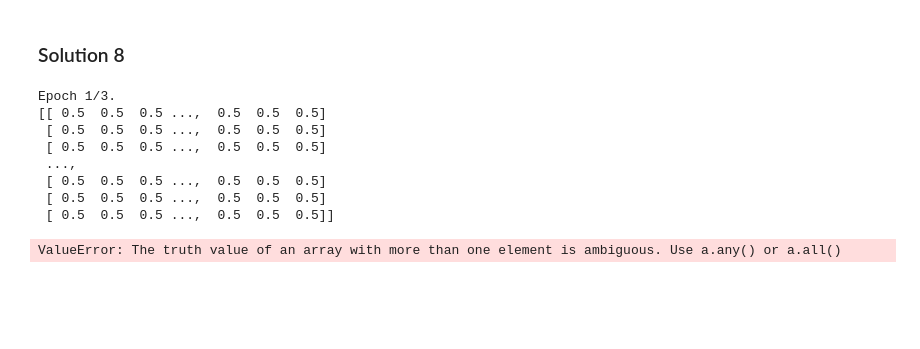
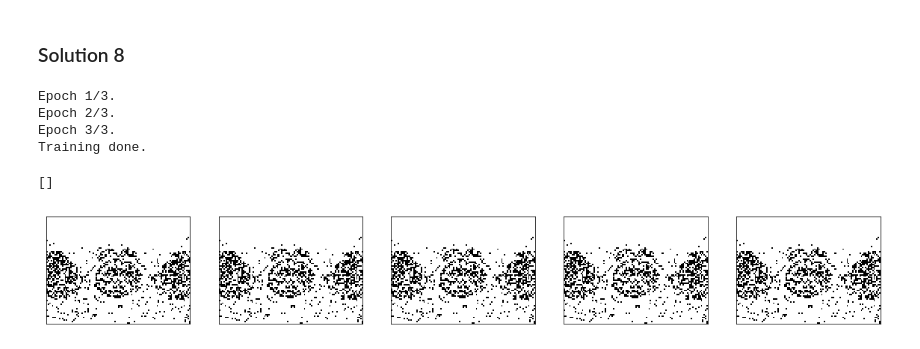
Before and after one commit to aprinsai/NeuralNetworks, a Jupyter notebook: Ex9/Chapter_09_boltzmann.ipynb, the cells around one changed output. Cells and saved outputs as stored; diff of their text form; code cells hidden in the pictures; blank space fills up the shorter version.

Commit message:
Almost done I hope

```diff
--- a/Ex9/Chapter_09_boltzmann.ipynb
+++ b/Ex9/Chapter_09_boltzmann.ipynb
@@ -136,14 +137,22 @@ def gibbs_sampling(w, b, temperature=1.0, n_gibbs=20, n_burnin=10):
     # Initialize first state vector
     X[:,0] = np.random.randint(2, size=n_nodes)
     # Loop over Gibbs samples
-    for n in range(n_gibbs):
+
+    # We skip the first 2 iterations (add 2 to t every it.), so n_gibbs-2.
+    # Then we also want to index the last element, in the decision the index is for X[i,t+1], so the t+1 also makes us subtract 1 more.
+    # Thus, range(n_gibbs-3).
+
+    for t in range(n_gibbs-3):
+        t = t+2
         # Loop over nodes
-        for i in range(len(X[:,n])):
+        for i in range(n_nodes):
             # Compute probability for state 1
-            P = compute_probability(w, X[i,n], b, temperature)
+            p = compute_probability(w[i,:], X[:,t], b[i], temperature)
             # Sample whether it should change to 1
-            if (np.random.rand() < P):
-                X[i,n+1] = 1
+            if (np.random.rand() <= p):
+                X[i,t+1] = 1
+            else:
+                X[i,t+1] = 0
     # Discard burn-in
     X = X[:, n_burnin:]
     return X
@@ -166,7 +175,7 @@ def compute_expectations(X):
     I, N = X.shape
     dw = np.dot(-X, X.T)/N
     np.fill_diagonal(dw, 0)
-    return dw, -X
+    return dw, -X[:,N-1] # Ehm we just kinda guessed this but whyyyy does this sort of work?
 # %% [markdown]
 ### Exercise 6: Boltzmann training  (1 point)
 Now, with the components you wrote above, you can fill in the missing part in `boltzmann_train`. What is missing is updating the weights `w` and biases `b` with the information gathered from the empirical and model distribution, and the learning rate `eta`. Add the two lines performing this step below.
@@ -215,9 +224,7 @@ Write a function `boltzmann_dream(w, b, temperature=1.0, n_epochs=20)` that you
 # %%
 # Boltzmann dreaming
 def boltzmann_dream(w, b, temperature=1.0, n_epochs=20):
-    X = np.zeros(n_epochs)
-    for n in range(n_epochs):
-        X[n] = gibbs_sampling(w, b)
+    X = gibbs_sampling(w, b, temperature, n_gibbs = n_epochs)
     return X
 # %% [markdown]
 ### Exercise 8 (1 point)
@@ -230,36 +237,35 @@ def boltzmann_dream(w, b, temperature=1.0, n_epochs=20):
 # %%
 # Train Boltzmann machine
 w, b = boltzmann_train(X, n_epochs = 3)
 # Test Boltzmann machine
 dreamX = boltzmann_dream(w, b)
 # Plot last 5 samples
-fig, ax = plt.subplots(1, 5, figsize=(10, 5))
-ax[0].imshow(dreamX[:, 0].reshape(sz), cmap="gray")
+fig, ax = plt.subplots(1, 5, figsize=(20, 10))
+ax[0].imshow(dreamX[:, 5].reshape(sz), cmap="gray")
 ax[0].set_xticks([], [])
 ax[0].set_yticks([], [])
 
-ax[1].imshow(dreamX[:, 1].reshape(sz), cmap="gray")
+ax[1].imshow(dreamX[:, 6].reshape(sz), cmap="gray")
 ax[1].set_xticks([], [])
 ax[1].set_yticks([], [])
 
-ax[2].imshow(dreamX[:, 0].reshape(sz), cmap="gray")
+ax[2].imshow(dreamX[:, 7].reshape(sz), cmap="gray")
 ax[2].set_xticks([], [])
 ax[2].set_yticks([], [])
 
-ax[3].imshow(dreamX[:, 1].reshape(sz), cmap="gray")
+ax[3].imshow(dreamX[:, 8].reshape(sz), cmap="gray")
 ax[3].set_xticks([], [])
 ax[3].set_yticks([], [])
 
-ax[4].imshow(dreamX[:, 1].reshape(sz), cmap="gray")
+ax[4].imshow(dreamX[:, 9].reshape(sz), cmap="gray")
 ax[4].set_xticks([], [])
 ax[4].set_yticks([], [])
+
+# All plots are the same even though we use Gibbs sampling, so it should be random.
 # %% [output]
 Epoch 1/3.
-[[ 0.5  0.5  0.5 ...,  0.5  0.5  0.5]
- [ 0.5  0.5  0.5 ...,  0.5  0.5  0.5]
- [ 0.5  0.5  0.5 ...,  0.5  0.5  0.5]
- ...,
- [ 0.5  0.5  0.5 ...,  0.5  0.5  0.5]
- [ 0.5  0.5  0.5 ...,  0.5  0.5  0.5]
- [ 0.5  0.5  0.5 ...,  0.5  0.5  0.5]]
+Epoch 2/3.
+Epoch 3/3.
+Training done.
-ValueError: The truth value of an array with more than one element is ambiguous. Use a.any() or a.all()
+[]
+[figure, added]
```
Also changed, not shown: parts of 4 cells of this notebook, 4 other files.
